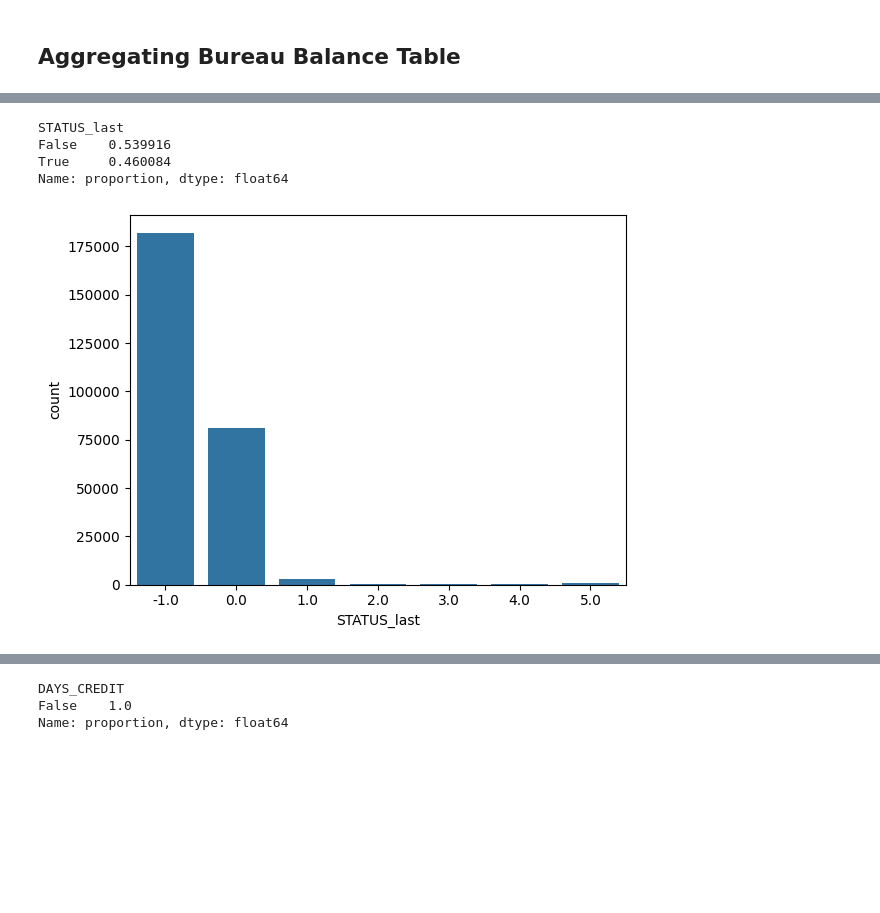
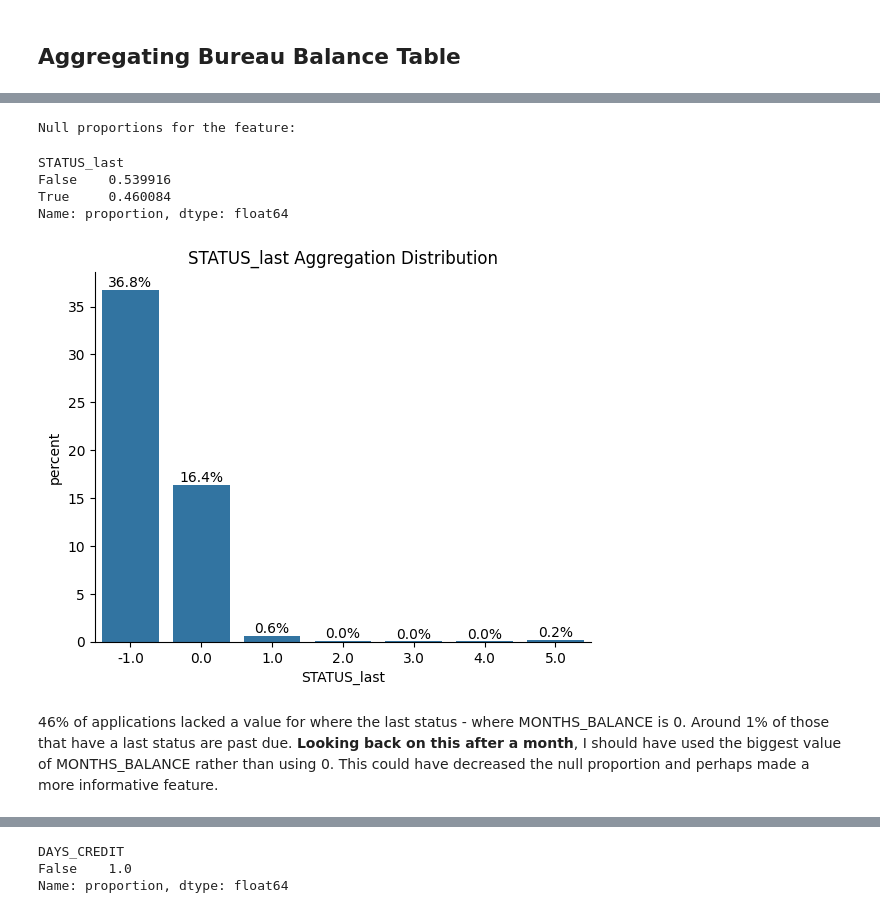
Before and after one commit to Vienmarskinis/home_credit_default_risk, a Jupyter notebook: step2_aggregations.ipynb, the cells around one changed output, grey strips where cells are left out. Cells and saved outputs as stored; diff of their text form; code cells hidden in the pictures; blank space fills up the shorter version.

```diff
--- a/step2_aggregations.ipynb
+++ b/step2_aggregations.ipynb
@@ -75,0 +71,10 @@ functions.aggregate_bur_bal(test)
+# %%
+df_bur_bal_sample = df_bur_bal.sample(frac=0.05, random_state=42)
+sns.countplot(
+    df_bur_bal_sample["STATUS"],
+    stat="percent",
+    order=["C", "X", "0", "1", "2", "3", "4", "5"],
+)
+plt.title("Bureau Balance Table STATUS Distribution")
+functions.add_labels(fmt="%1.1f%%")
+sns.despine()
@@ -110,10 +105,19 @@ df_bur_bal_agg.describe()
 # %%
-sns.countplot(df_bur_bal_agg, x="STATUS_last")
+sns.countplot(df_bur_bal_agg, x="STATUS_last", stat="percent")
+plt.title("STATUS_last Aggregation Distribution")
+functions.add_labels(fmt="%.1f%%")
+sns.despine()
+print("Null proportions for the feature:")
+
+
 df_bur_bal_agg["STATUS_last"].isna().value_counts(normalize=True)
 # %% [output]
-STATUS_last
-False    0.539916
-True     0.460084
-Name: proportion, dtype: float64
+Null proportions for the feature:
+STATUS_last
+False    0.539916
+True     0.460084
+Name: proportion, dtype: float64
-[figure, old version]
+[figure, new version]
+# %% [markdown]
+46% of applications lacked a value for where the last status - where MONTHS_BALANCE is 0. Around 1% of those that have a last status are past due. **Looking back on this after a month**, I should have used the biggest value of MONTHS_BALANCE rather than using 0. This could have decreased the null proportion and perhaps made a more informative feature.
 # %%
```
Also changed, not shown: parts of 171 cells of this notebook, 8 other files.
